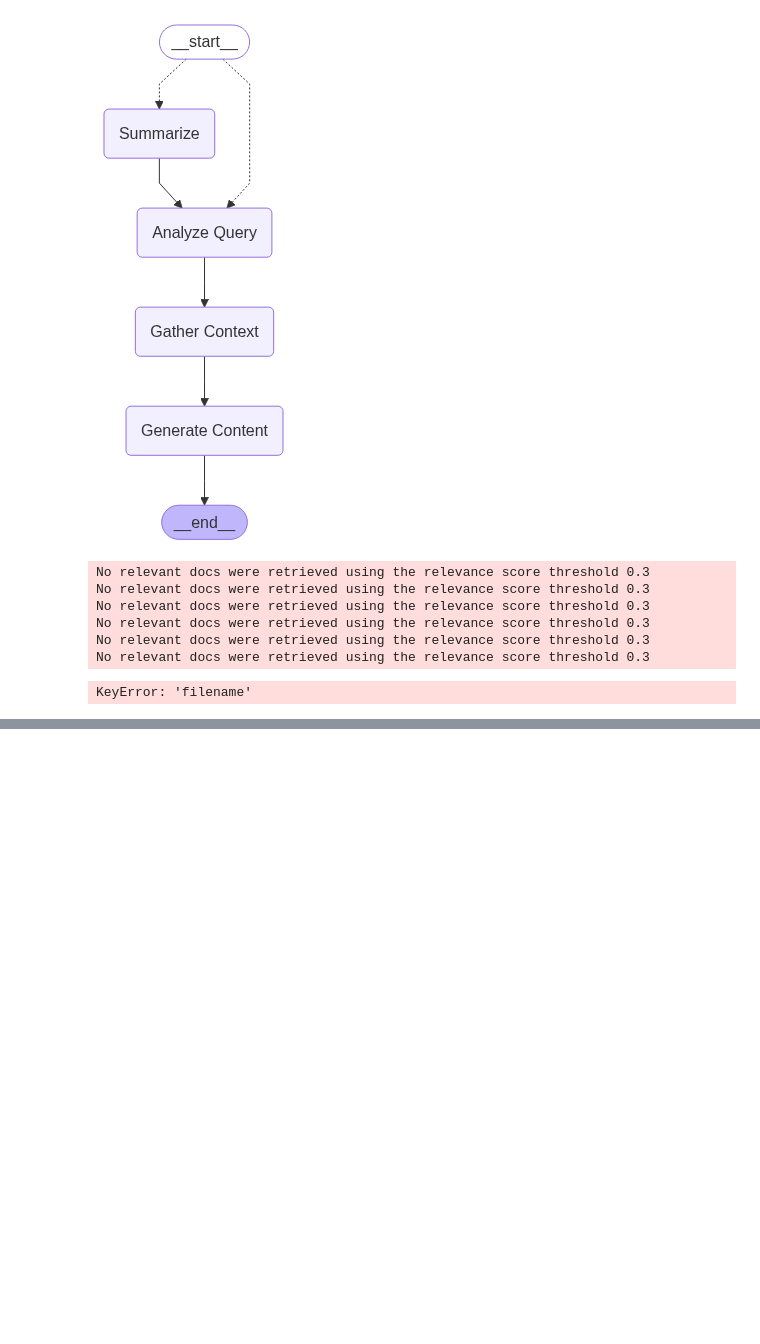
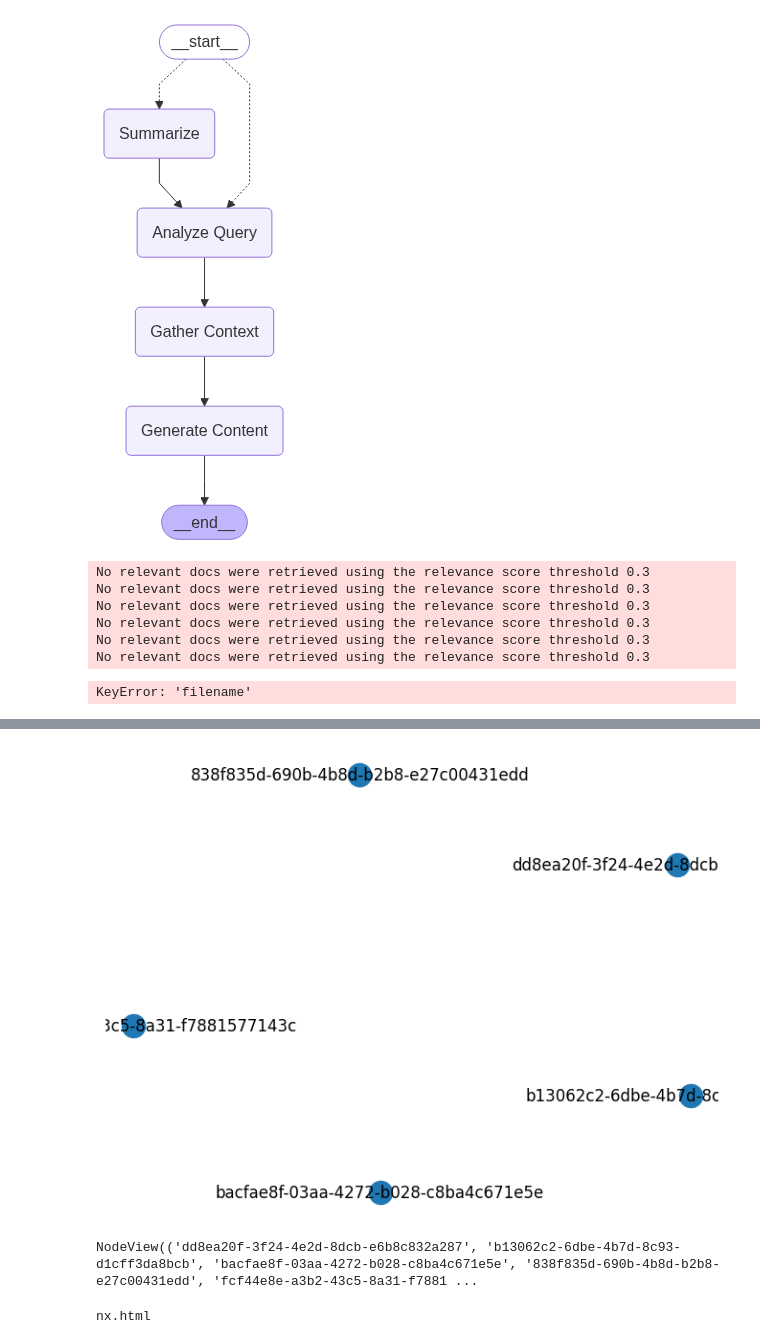
Before and after one commit to amlantalukder/Discourse2Draft, a Jupyter notebook: notebooks/test.ipynb, the cells around one changed output, grey strips where cells are left out. Saved outputs shown, nothing was run; the diff lists cells and outputs as text; code cells hidden in the pictures; blank space fills up the shorter version.

```diff
--- a/notebooks/test.ipynb
+++ b/notebooks/test.ipynb
@@ -136,0 +99,7 @@ ids
+# %%
+from src.backend.vectordb import ChromaDB
+
+db = ChromaDB()
+
+db.get(collection_name='test_graph', is_graph=True)
+results = db.retriever.invoke('pregnancy and preaclampsia')
@@ -136,0 +114,32 @@ ids
+# %%
+import networkx as nx
+import matplotlib.pyplot as plt
+from langchain_graph_retriever.document_graph import create_graph
+
+document_graph = create_graph(
+    documents=results,
+    edges = db.retriever.edges,
+)
+
+t = nx.Graph(document_graph)
+nx.draw(document_graph, with_labels=True)
+plt.show()
+# %% [output]
+[figure, added]
+# %%
+document_graph.nodes
+# %% [output]
+NodeView(('dd8ea20f-3f24-4e2d-8dcb-e6b8c832a287', 'b13062c2-6dbe-4b7d-8c93-d1cff3da8bcb', 'bacfae8f-03aa-4272-b028-c8ba4c671e5e', '838f835d-690b-4b8d-b2b8-e27c00431edd', 'fcf44e8e-a3b2-43c5-8a31-f7881 ...
+# %%
+from pyvis.network import Network
+
+nt = Network('500px', '500px')
+nx_graph = nx.Graph()
+for k, v in document_graph.nodes.items():
+    nx_graph.add_node(k, size=20)
+
+#nt = Network('500px', '500px')
+nt.from_nx(nx_graph)
+nt.show('nx.html', notebook=False, )
+# %% [output]
+nx.html
```
Also changed, not shown: parts of 5 cells of this notebook, 23 other files.
